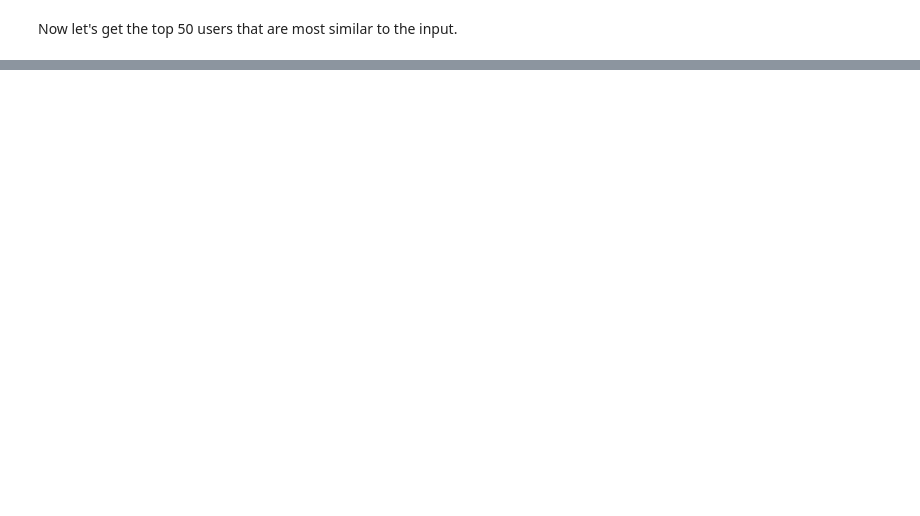
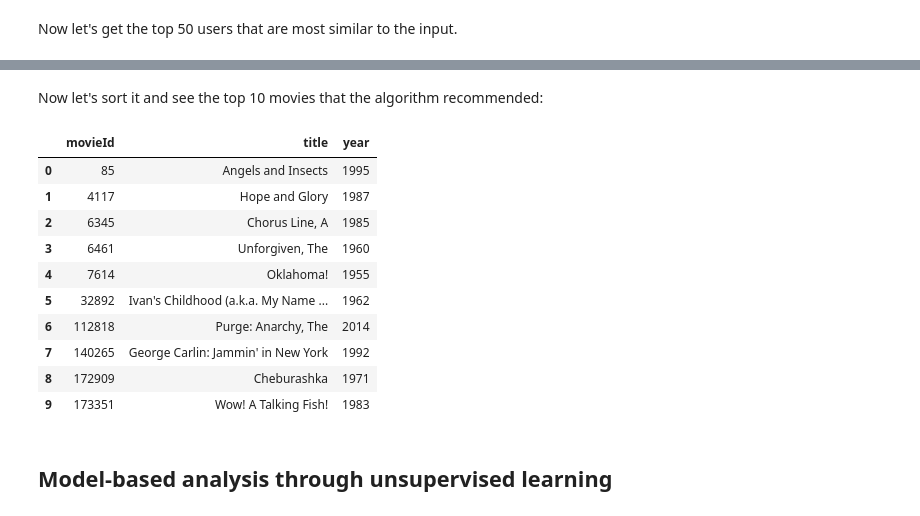
Before and after one commit to GrasieleDosSantos/recommender_system, a Jupyter notebook: recommender_system.ipynb, the cells around one changed output, grey strips where cells are left out. Saved outputs shown, nothing was run; the diff lists cells and outputs as text; code cells hidden in the pictures; blank space fills up the shorter version.

Commit message:
memory-based analysis complete

```diff
--- a/recommender_system.ipynb
+++ b/recommender_system.ipynb
@@ -208,0 +209,3 @@ Now we are at the point where we can recommend movies to the input user.
+# %%
+top_users_rating=top_users.merge(ratings_df, left_on='userId', right_on='userId', how='inner')
+top_users_rating.head()
@@ -208,0 +221,7 @@ Now we are at the point where we can recommend movies to the input user.
+# %%
+#Multiplies the similarity by the user's ratings
+top_users_rating['weighted_rating'] = top_users_rating['similarityindex']*top_users_rating['rating']
+#Applies a sum to the top_users after grouping it up by userId
+temp_top_users_rating = top_users_rating.groupby('movieId').sum()[['similarityindex','weighted_rating']]
+temp_top_users_rating.columns = ['sum_similarity_index','sum_weighted_rating']
+temp_top_users_rating.head()
@@ -208,0 +236,7 @@ Now we are at the point where we can recommend movies to the input user.
+# %%
+#Creating an empty dataframe
+recommendation_df = pd.DataFrame()
+#Now we take the weighted average
+recommendation_df['weighted average recommendation score'] = temp_top_users_rating['sum_weighted_rating']/temp_top_users_rating['sum_similarity_index']
+recommendation_df['movieId'] = temp_top_users_rating.index
+recommendation_df.head()
@@ -208,0 +251,19 @@ Now we are at the point where we can recommend movies to the input user.
+# %% [markdown]
+Now let's sort it and see the top 10 movies that the algorithm recommended:
+# %%
+recommendation_df = recommendation_df.sort_values(by='weighted average recommendation score', ascending=False)
+movies_df.loc[movies_df['movieId'].isin(recommendation_df.head(10)['movieId'].tolist())].reset_index(drop=True)
+# %% [output]
+|  | movieId | title | year |
+| 0 | 85 | Angels and Insects | 1995 |
+| 1 | 4117 | Hope and Glory | 1987 |
+| 2 | 6345 | Chorus Line, A | 1985 |
+| 3 | 6461 | Unforgiven, The | 1960 |
+| 4 | 7614 | Oklahoma! | 1955 |
+| 5 | 32892 | Ivan's Childhood (a.k.a. My Name ... | 1962 |
+| 6 | 112818 | Purge: Anarchy, The | 2014 |
+| 7 | 140265 | George Carlin: Jammin' in New York | 1992 |
+| 8 | 172909 | Cheburashka | 1971 |
+| 9 | 173351 | Wow! A Talking Fish! | 1983 |
+# %% [markdown]
+## Model-based analysis through unsupervised learning
```
Also changed, not shown: parts of 10 cells of this notebook.
